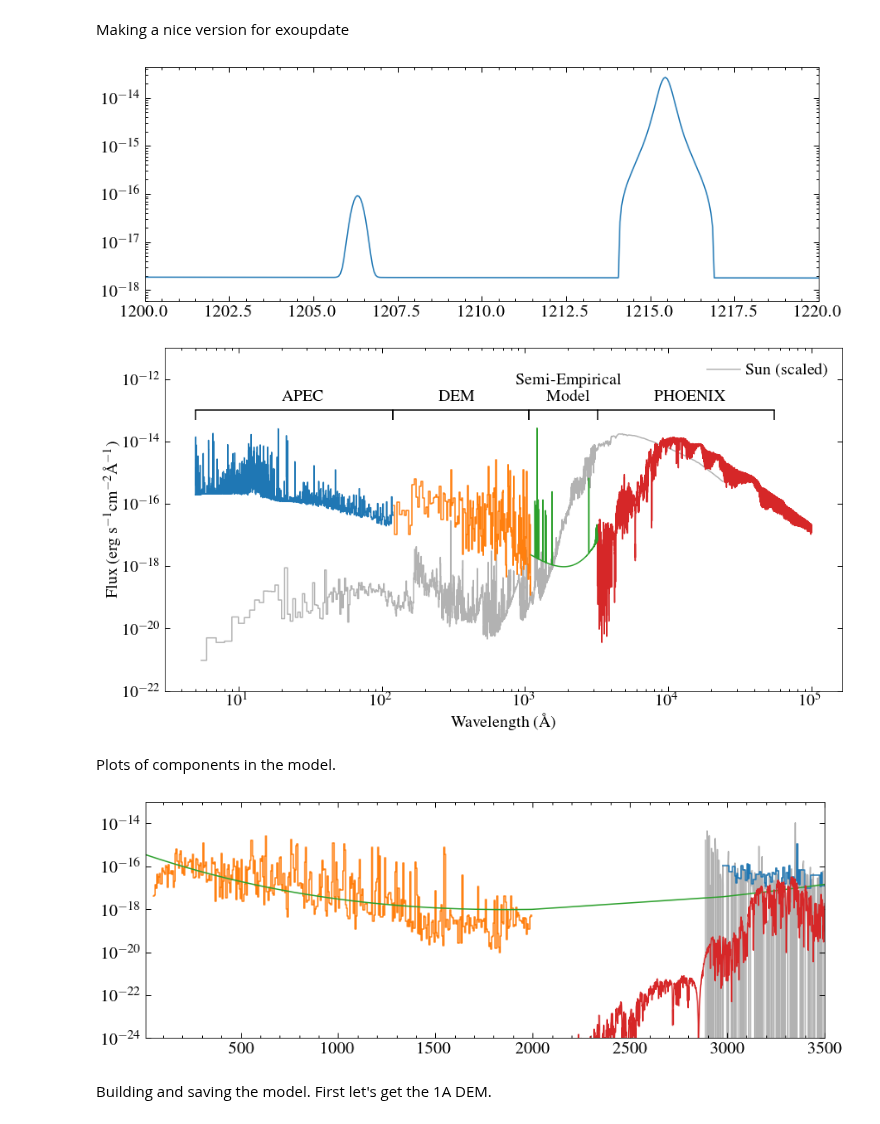
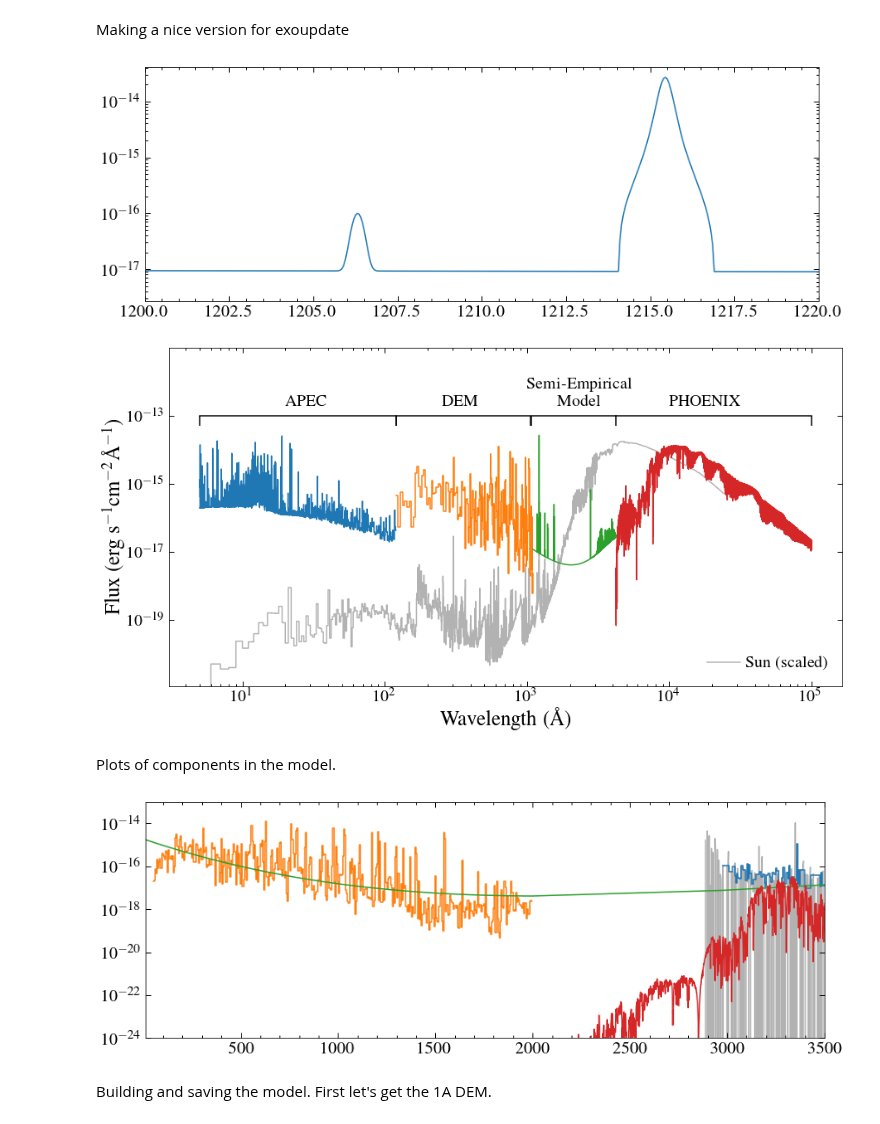
Before and after one commit to davidjwilson/SEDs, a Jupyter notebook: trappist-1/paper/semi_emp.ipynb, the cells around one changed output. Cells and saved outputs as stored; diff of their text form; code cells hidden in the pictures.

```diff
--- a/trappist-1/paper/semi_emp.ipynb
+++ b/trappist-1/paper/semi_emp.ipynb
@@ -43,4 +43,13 @@ a += -1*o
 
 for i in range(len(a)):
     lines_mod = lines_mod + models.Gaussian1D(a[i], m[i], s[i])
+# %%
+params = Table.read('ca_emmision_lines_for.model.ecsv')
+a, m, s, o= params['Amplitude'], params['Mean'], params['Stddev'], params['Offset']
+mask = a > 0
+a, m, s, o = a[mask], m[mask], s[mask], o[mask]
+a += -1*o
+
+for i in range(len(a)):
+    lines_mod = lines_mod + models.Gaussian1D(a[i], m[i], s[i])
 # %%
@@ -315,10 +325,15 @@ plt.legend()
 wclean, fclean = ws[dqs==0],fs[dqs==0]
 # %%
 #w, f, bin_el, bin_eu = data['Wavelength'], data['Bin-Integrated Flux'], data['Lower_Error_16'], data['Upper_Error_84']
-mask1 = w > 10
-mask2 = wclean < 4000
+mask1 = w > 1
+mask2 = wclean < 4200
 #nfit = fitter(n_init, w[mask],np.log10(f[mask]))
-w2fit, f2fit = np.concatenate((w[mask1], wclean[mask2])), np.concatenate((f[mask1]/5, fclean[mask2]))
+w2fit, f2fit = np.concatenate((w[mask1], wclean[mask2])), np.concatenate((f[mask1], fclean[mask2]))
+#plt.plot(w2fit, f2fit)
+#plt.yscale('log')
+n_init = models.Polynomial1D(3)
+nfit = fitter(n_init, w2fit,np.log10(f2fit))
 plt.plot(w2fit, f2fit)
+plt.plot(w2fit, 10**nfit(w2fit))
 plt.yscale('log')
 # %% [output]
@@ -335,5 +341,5 @@ plt.yscale('log')
 # %%
-overlap_mask = (pw >=1000) & (pw <= 3200)
+overlap_mask = (pw >=1000) & (pw <= 4200)
 overlap_model = lines_mod(pw[overlap_mask]) + 10**nfit(pw[overlap_mask])
 overlap_w, overlap_p = pw[overlap_mask], pf[overlap_mask]
 combined = overlap_model+overlap_p
@@ -394,19 +400,19 @@ plt.plot(overlap_w[sem_mask], (combined+lya_f_new)[sem_mask])
 plt.xlim(1200, 1220)
 plt.yscale('log')
 # %% [output]
-[figure, old version]
+[figure, new version]
 # %%
 plt.figure(figsize=(13, 7))
 plt.step(apec['Wave'], apec['FLUX'], where='mid')
 dem_mask = (w > apec['Wave'][-1]) & (w < 1100)
-plt.step(w[dem_mask], f[dem_mask]/5, where='mid')
+plt.step(w[dem_mask], f[dem_mask], where='mid')
 #lya_mask = (overlap_w < lyaw[0]) | (overlap_w > lyaw[-1])
 #plt.plot(overlap_w[lya_mask], combined[lya_mask])
 lya_f_new = interp1d(lyaw, lyaf, bounds_error=False, fill_value=0)(overlap_w)
 sem_mask = overlap_w > 1100
 plt.plot(overlap_w[sem_mask], (combined+lya_f_new)[sem_mask])
 #plt.plot(lyaw, lyaf)
-p_mask = pw1 > 3200
+p_mask = pw1 > 4200
 plt.plot(pw1[p_mask], pf1[p_mask], zorder=-1)
 #plt.step(w,f/5, zorder=-5, c='0.5', where='mid')
 plt.xscale('log')
@@ -414,49 +420,49 @@ plt.yscale('log')
 #plt.xlim(90, 10000)
 #plt.errorbar((15,60),(1e-13, 1e-13), yerr= [[5e-14,5e-14],[0,0]], c ='k')
 #plt.annotate('XMM', (20, 2e-13))
 
 plt.errorbar((5,120),(1e-13, 1e-13), yerr= [[5e-14,5e-14],[0,0]], c ='k')
 plt.annotate('APEC', (20, 2e-13))
 
 plt.errorbar((120,1060),(1e-13, 1e-13), yerr= [[5e-14,5e-14],[0,0]], c ='k')
 plt.annotate('DEM', (250, 2e-13))
 
-plt.errorbar((1068, 3200),(1e-13, 1e-13), yerr= [[5e-14,5e-14],[0,0]], c ='k')
-plt.annotate('Semi-Empirical\n Model', (2000, 2e-13), ha='center')
+plt.errorbar((1068, 4200),(1e-13, 1e-13), yerr= [[5e-14,5e-14],[0,0]], c ='k')
+plt.annotate('Semi-Empirical\n Model', (2300, 2e-13), ha='center')
 
-plt.errorbar((3200, 54963),(1e-13, 1e-13), yerr= [[0,5e-14],[0,0]], c ='k')
-plt.annotate('PHOENIX', (8000, 2e-13))
+plt.errorbar((4200, 100000),(1e-13, 1e-13), yerr= [[0,5e-14],[0,0]], c ='k')
+plt.annotate('PHOENIX', (10000, 2e-13))
 
 sol_spec =  readsav('../../../stuff/Solar-data.idlsav')
 w_sol, f_sol = sol_spec['wave']*10, sol_spec['flux']*100
 d_t1 = 12.1*u.pc
 d_sun = 1*u.au.to(u.pc)
 
 #### scale by bolometric ps flux
 r_t1 = 0.117*u.Rsun
 #r_674 = 0.35*u.Rsun
 t_t1= 2560*u.K
 #t_674 = 3400*u.K
 t_sun = 5777*u.k
 bb_scale = (u.Rsun**2 * t_sun**4)/(r_t1**2 * t_t1**4)*(d_t1/d_sun)**2
 plt.step(w_sol[w_sol>5], f_sol[w_sol>5]/bb_scale, zorder=-100, c='k', label = 'Sun (scaled)' , where='mid', alpha=0.3)
 
-plt.ylim(1e-22, 1e-11)
-plt.xlabel('Wavelength (\AA)')
-plt.ylabel('Flux (erg s$^{-1}$cm$^{-2}$\AA$^{-1}$)')
-plt.legend()
+plt.ylim(1.1e-21, 9.9e-12)
+plt.xlabel('Wavelength (\AA)', size=25)
+plt.ylabel('Flux (erg s$^{-1}$cm$^{-2}$\AA$^{-1}$)',size=25)
+plt.legend(loc=4)
 plt.tight_layout()
 plt.savefig('SEmp_v_sun.png', dpi= 150)
 plt.savefig('SEmp_v_sun.pdf', dpi= 150)
 # %% [output]
-[figure, old version]
+[figure, new version]
 # %% [markdown]
 Plots of components in the model.
 # %%
 #plt.plot(w2fit, f2fit)
 plt.step(wclean[mask2], fclean[mask2], where='mid')
 plt.plot(ws, fs, zorder=-10, alpha=0.3, c='k')
-plt.step(w[10:], (f/5)[10:], where='mid')
+plt.step(w[10:], (f)[10:], where='mid')
 plt.plot(w2fit, 10**nfit(w2fit), )
 plt.plot(pw1, pf1)
 plt.ylim(1e-24, 1e-13)
@@ -465,7 +471,7 @@ plt.yscale('log')
 
 #plt.xscale('log')
 # %% [output]
-[figure, old version]
+[figure, new version]
 # %% [markdown]
 Building and saving the model. First let's get the 1A DEM.
 # %%
```
Also changed, not shown: parts of 20 cells of this notebook, 19 other files.
